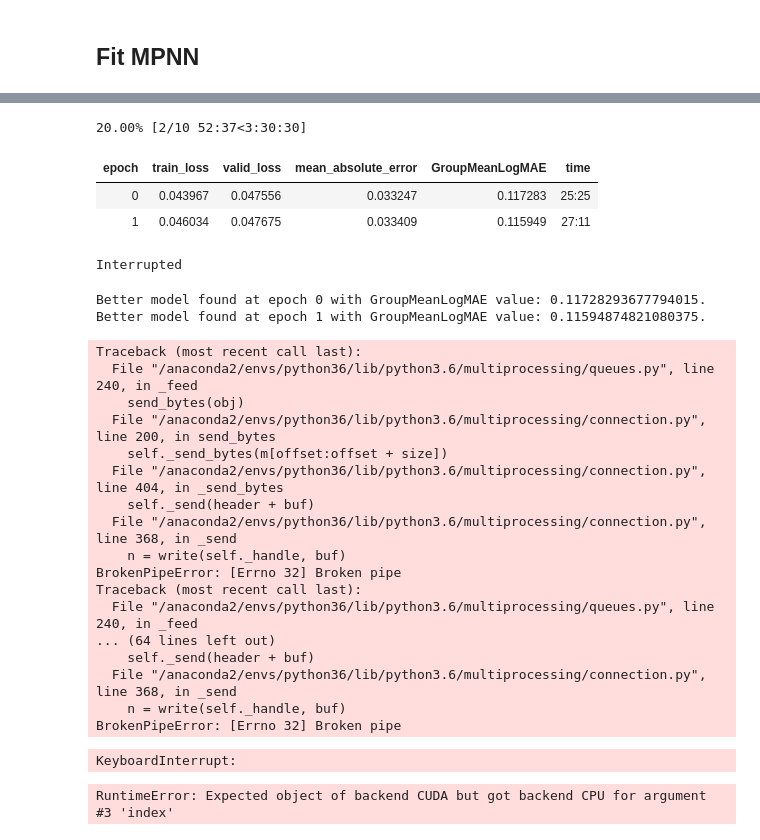
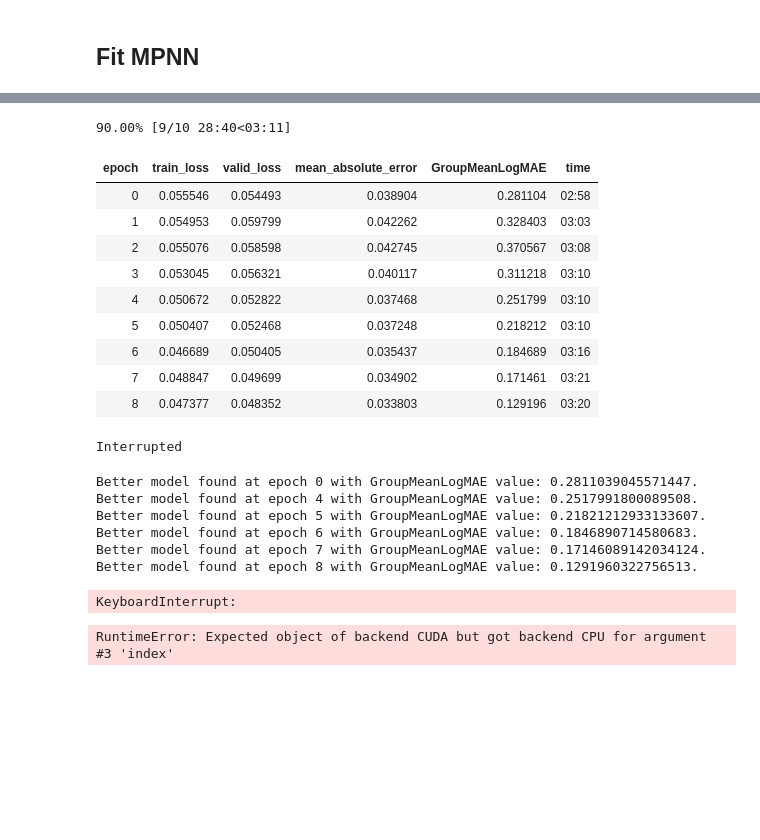
Before and after one commit to robinniesert/kaggle-champs, a Jupyter notebook: nbs/mpnn_cuda.ipynb, the cells around one changed output, grey strips where cells are left out. Saved outputs shown, nothing was run; the diff lists cells and outputs as text; code cells hidden in the pictures; blank space fills up the shorter version.

```diff
--- a/nbs/mpnn_cuda.ipynb
+++ b/nbs/mpnn_cuda.ipynb
@@ -1086,7 +1167,7 @@ class MPNN(nn.Module):
         y = self.R(h, x, mask, h_m, x_m)
         return y
 # %%
-use_master_node = False
+use_master_node = True
 # %%
 batch_size, n_nodes, n_h, n_e, n_x, n_edges = 20, MAX_N_ATOMS, 50, N_EDGE_FEATURES, N_ATOM_FEATURES, MAX_N_BONDS
 n_h_m, n_e_m, n_x_m = 100, N_MASTER_EDGE_FEATURES, N_MASTER_FEATURES
@@ -1180,7 +1261,7 @@ class MoleculeDataset(Dataset):
         return xs, self.y[idx]
 # %%
 batch_size = 20
-use_master_node = False
+use_master_node = True
 # %%
 train_ds = MoleculeDataset(y_train, x_train, e_train, mask_train, pairs_idx_train,
                            use_master_node, edge_mask_train, x_m_train, e_m_train)
@@ -1270,30 +1381,24 @@ Better model found at epoch 0 with GroupMeanLogMAE value: 1.2206945633075212.
 # %%
-learn.fit_one_cycle(10, max_lr=1e-4, callbacks=[SaveModelCallback(learn, every='improvement', mode='min',
+learn.fit_one_cycle(10, max_lr=2e-4, callbacks=[SaveModelCallback(learn, every='improvement', mode='min',
                                                                   monitor='GroupMeanLogMAE',  name='mpnn2')])
 # %% [output]
-20.00% [2/10 52:37<3:30:30]
+90.00% [9/10 28:40<03:11]
 | epoch | train_loss | valid_loss | mean_absolute_error | GroupMeanLogMAE | time |
-| 0 | 0.043967 | 0.047556 | 0.033247 | 0.117283 | 25:25 |
-| 1 | 0.046034 | 0.047675 | 0.033409 | 0.115949 | 27:11 |
+| 0 | 0.055546 | 0.054493 | 0.038904 | 0.281104 | 02:58 |
+| 1 | 0.054953 | 0.059799 | 0.042262 | 0.328403 | 03:03 |
+| 2 | 0.055076 | 0.058598 | 0.042745 | 0.370567 | 03:08 |
+| 3 | 0.053045 | 0.056321 | 0.040117 | 0.311218 | 03:10 |
+| 4 | 0.050672 | 0.052822 | 0.037468 | 0.251799 | 03:10 |
+| 5 | 0.050407 | 0.052468 | 0.037248 | 0.218212 | 03:10 |
+| 6 | 0.046689 | 0.050405 | 0.035437 | 0.184689 | 03:16 |
+| 7 | 0.048847 | 0.049699 | 0.034902 | 0.171461 | 03:21 |
+| 8 | 0.047377 | 0.048352 | 0.033803 | 0.129196 | 03:20 |
 Interrupted
-Better model found at epoch 0 with GroupMeanLogMAE value: 0.11728293677794015.
-Better model found at epoch 1 with GroupMeanLogMAE value: 0.11594874821080375.
+Better model found at epoch 0 with GroupMeanLogMAE value: 0.2811039045571447.
+Better model found at epoch 4 with GroupMeanLogMAE value: 0.2517991800089508.
+Better model found at epoch 5 with GroupMeanLogMAE value: 0.21821212933133607.
+Better model found at epoch 6 with GroupMeanLogMAE value: 0.1846890714580683.
+Better model found at epoch 7 with GroupMeanLogMAE value: 0.17146089142034124.
+Better model found at epoch 8 with GroupMeanLogMAE value: 0.1291960322756513.
-Traceback (most recent call last):
-  File "/anaconda2/envs/python36/lib/python3.6/multiprocessing/queues.py", line 240, in _feed
-    send_bytes(obj)
-  File "/anaconda2/envs/python36/lib/python3.6/multiprocessing/connection.py", line 200, in send_bytes
-    self._send_bytes(m[offset:offset + size])
-  File "/anaconda2/envs/python36/lib/python3.6/multiprocessing/connection.py", line 404, in _send_bytes
-    self._send(header + buf)
-  File "/anaconda2/envs/python36/lib/python3.6/multiprocessing/connection.py", line 368, in _send
-    n = write(self._handle, buf)
-BrokenPipeError: [Errno 32] Broken pipe
-Traceback (most recent call last):
-  File "/anaconda2/envs/python36/lib/python3.6/multiprocessing/queues.py", line 240, in _feed
-... (64 lines left out)
-    self._send(header + buf)
-  File "/anaconda2/envs/python36/lib/python3.6/multiprocessing/connection.py", line 368, in _send
-    n = write(self._handle, buf)
-BrokenPipeError: [Errno 32] Broken pipe
+KeyboardInterrupt:
-KeyboardInterrupt:
 # %%
```
Also changed, not shown: parts of 7 cells of this notebook.
